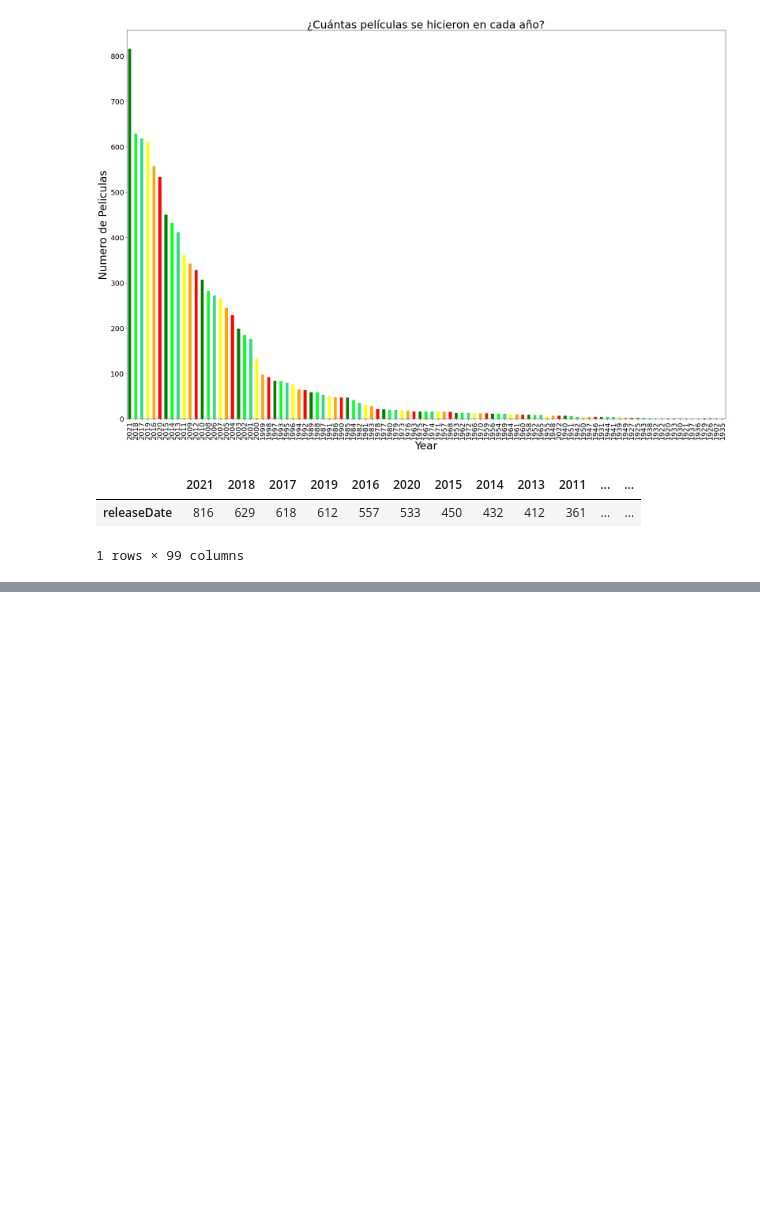
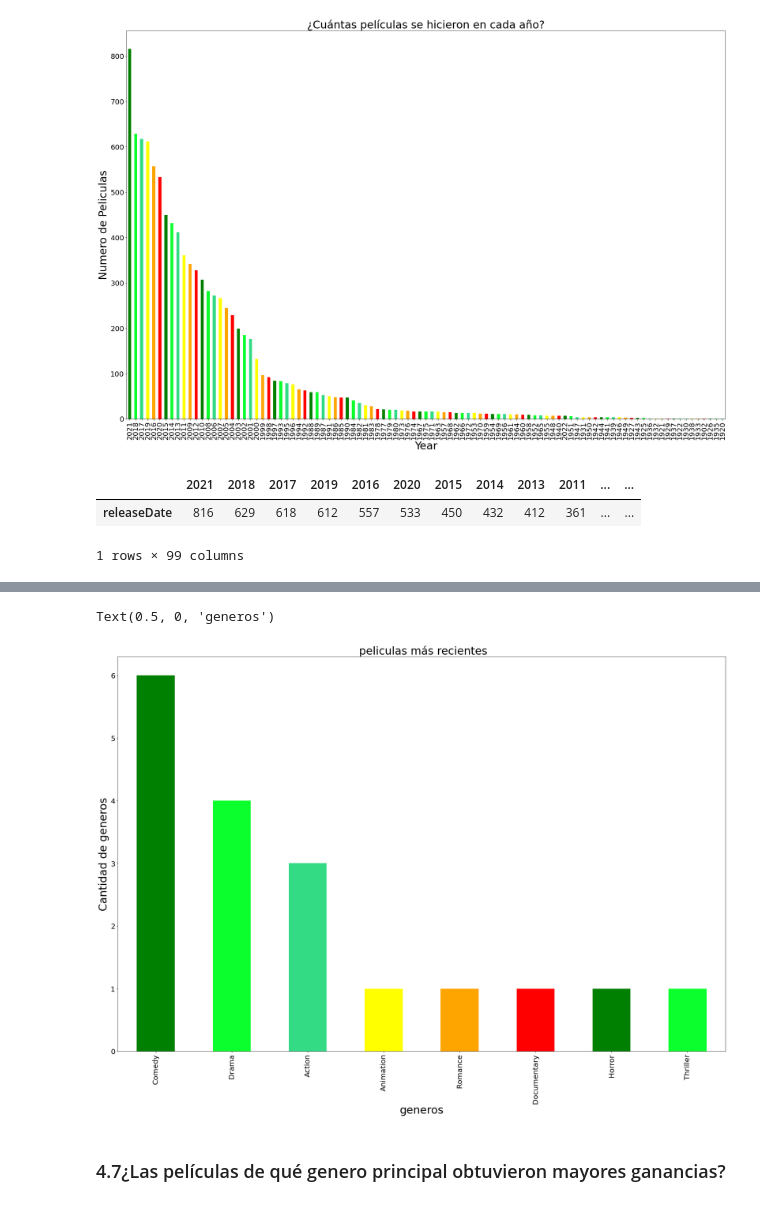
Before and after one commit to Carlos21122000/Analisis-Exploratorio, a Jupyter notebook: Hoja de Trabajo 1.ipynb, the cells around one changed output, grey strips where cells are left out. Drawn from its saved outputs; the diff is of its cells as text; code cells hidden in the pictures; blank space fills up the shorter version.

```diff
--- a/Hoja de Trabajo 1.ipynb
+++ b/Hoja de Trabajo 1.ipynb
@@ -197,0 +375,16 @@ yearData.releaseDate.value_counts().to_frame().transpose()
+# %%
+#creating new dataframe just in case
+genderData= genderData.sort_values(by='releaseDate', ascending=False).reset_index(drop=True)
+genderData = genderData.head(20)
+# %%
+#plot bar
+fig, ax = plt.subplots(figsize=(30,20))
+ax = genderData.genero_principal.value_counts().plot.bar(color=['green','#0AFF2D','#33DB85','yellow','orange','red'],fontsize=20)
+plt.title(' peliculas más recientes',fontsize=30)
+plt.ylabel('Cantidad de generos',fontsize=30)
+plt.xlabel('generos',fontsize=30)
+# %% [output]
+Text(0.5, 0, 'generos')
+[figure, added]
+# %% [markdown]
+### 4.7¿Las películas de qué genero principal obtuvieron mayores ganancias?
```
Also changed, not shown: parts of 32 cells of this notebook.
